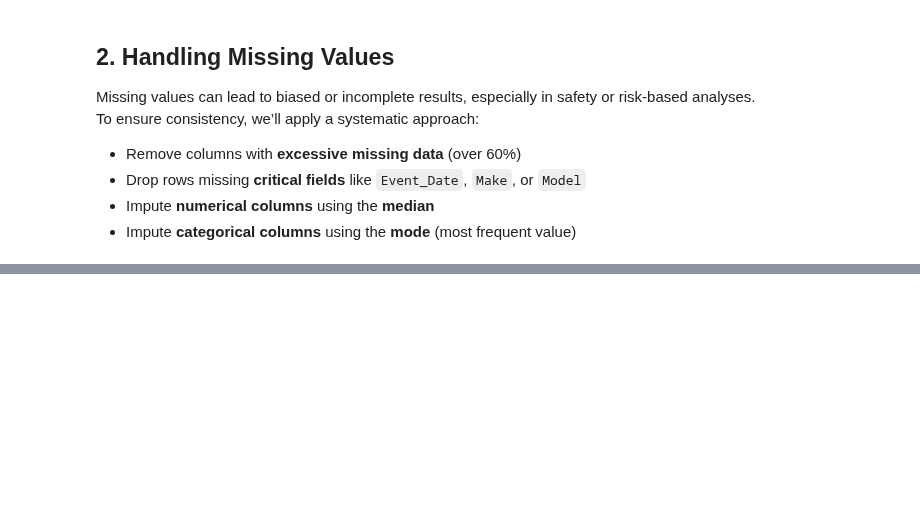
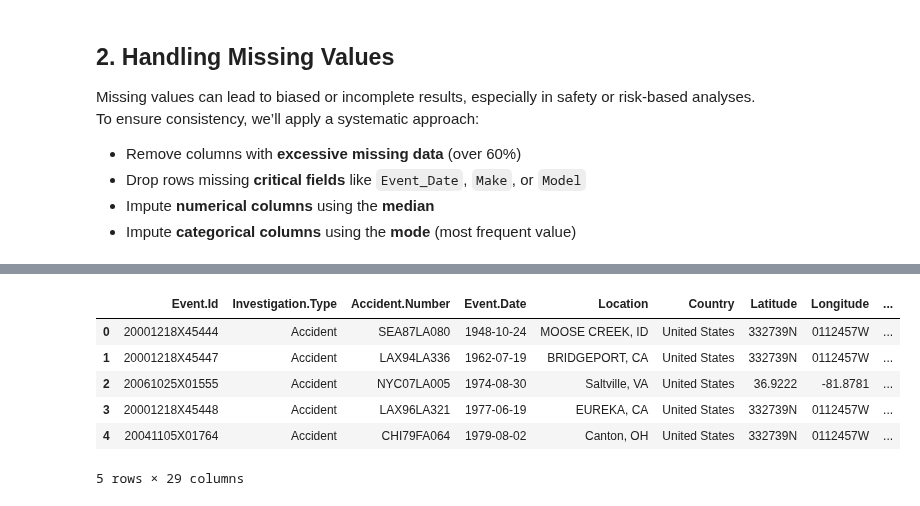
Before and after one commit to ivy35/Phase1_Project, a Jupyter notebook: notebooks/Untitled-aviation.ipynb, the cells around one changed output, grey strips where cells are left out. Saved outputs shown, nothing was run; the diff lists cells and outputs as text; code cells hidden in the pictures; blank space fills up the shorter version.

Commit message:
data analysis and visualization

```diff
--- a/notebooks/Untitled-aviation.ipynb
+++ b/notebooks/Untitled-aviation.ipynb
@@ -312,0 +247,20 @@ memory usage: 17.6+ MB
+# %%
+# 2. Drop columns that have more than 80% missing values
+df = df.dropna(thresh=len(df) * 0.2, axis=1)  # keep columns with at least 20% data
+print("\nDropped columns with more than 80% missing values.")
+
+# 3. Fill numeric columns with their median
+for col in df.select_dtypes(include=['float64', 'int64']):
+    df[col].fillna(df[col].median(), inplace=True)
+
+# 4. Fill text (categorical) columns with their mode
+for col in df.select_dtypes(include=['object']):
+    mode_val = df[col].mode()
+    if not mode_val.empty:
+        df[col].fillna(mode_val[0], inplace=True)
+    else:
+        df[col].fillna('Unknown', inplace=True)
+
+# 5. Check if any missing values remain
+print("\nMissing values after cleaning:")
+print(df.isnull().sum())
@@ -312,0 +305,10 @@ memory usage: 17.6+ MB
+# %%
+df.head()
+# %% [output]
+|  | Event.Id | Investigation.Type | Accident.Number | Event.Date | Location | Country | Latitude | Longitude | ... |
+| 0 | 20001218X45444 | Accident | SEA87LA080 | 1948-10-24 | MOOSE CREEK, ID | United States | 332739N | 0112457W | ... |
+| 1 | 20001218X45447 | Accident | LAX94LA336 | 1962-07-19 | BRIDGEPORT, CA | United States | 332739N | 0112457W | ... |
+| 2 | 20061025X01555 | Accident | NYC07LA005 | 1974-08-30 | Saltville, VA | United States | 36.9222 | -81.8781 | ... |
+| 3 | 20001218X45448 | Accident | LAX96LA321 | 1977-06-19 | EUREKA, CA | United States | 332739N | 0112457W | ... |
+| 4 | 20041105X01764 | Accident | CHI79FA064 | 1979-08-02 | Canton, OH | United States | 332739N | 0112457W | ... |
+5 rows × 29 columns
```
Also changed, not shown: parts of 6 cells of this notebook.
